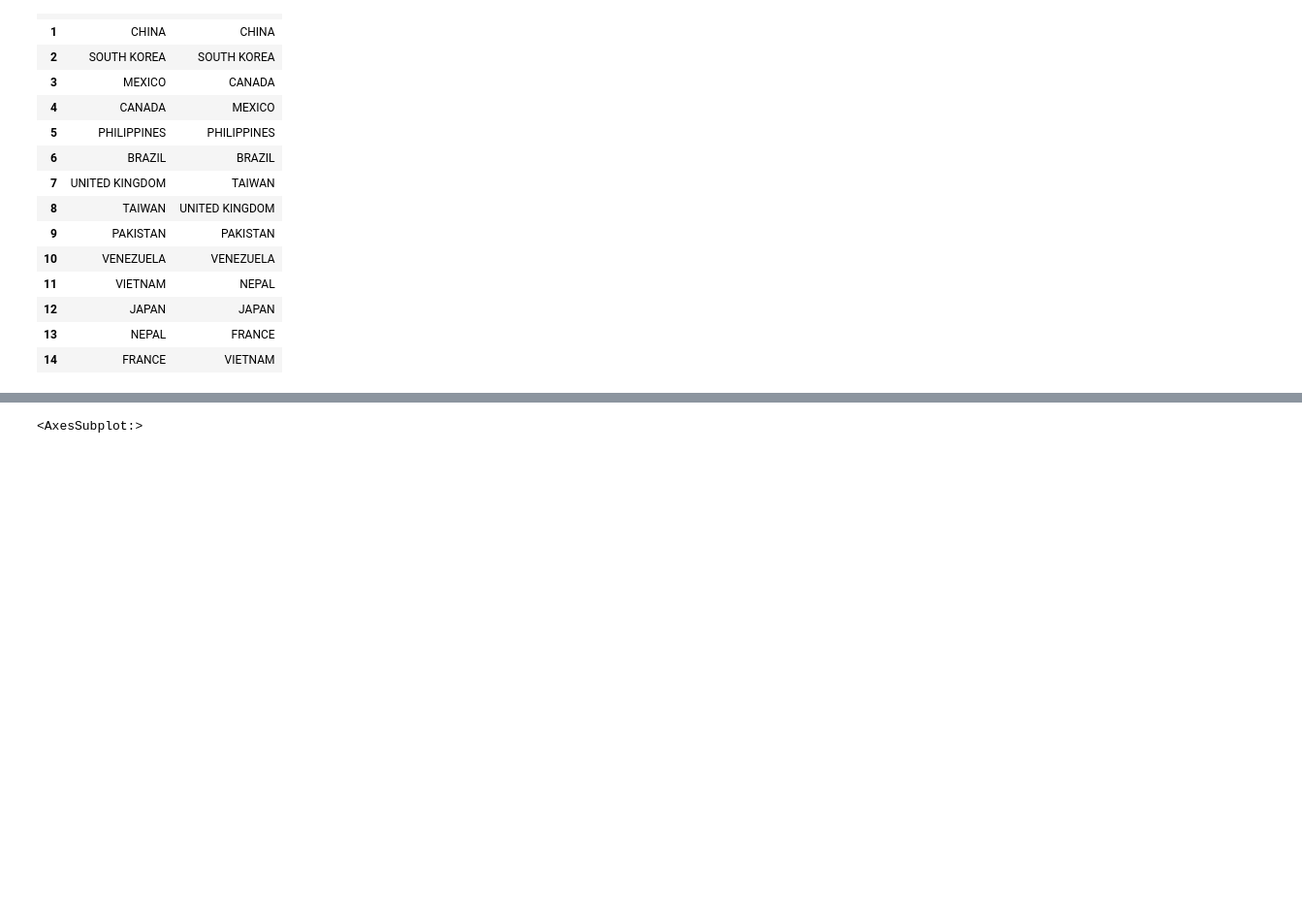
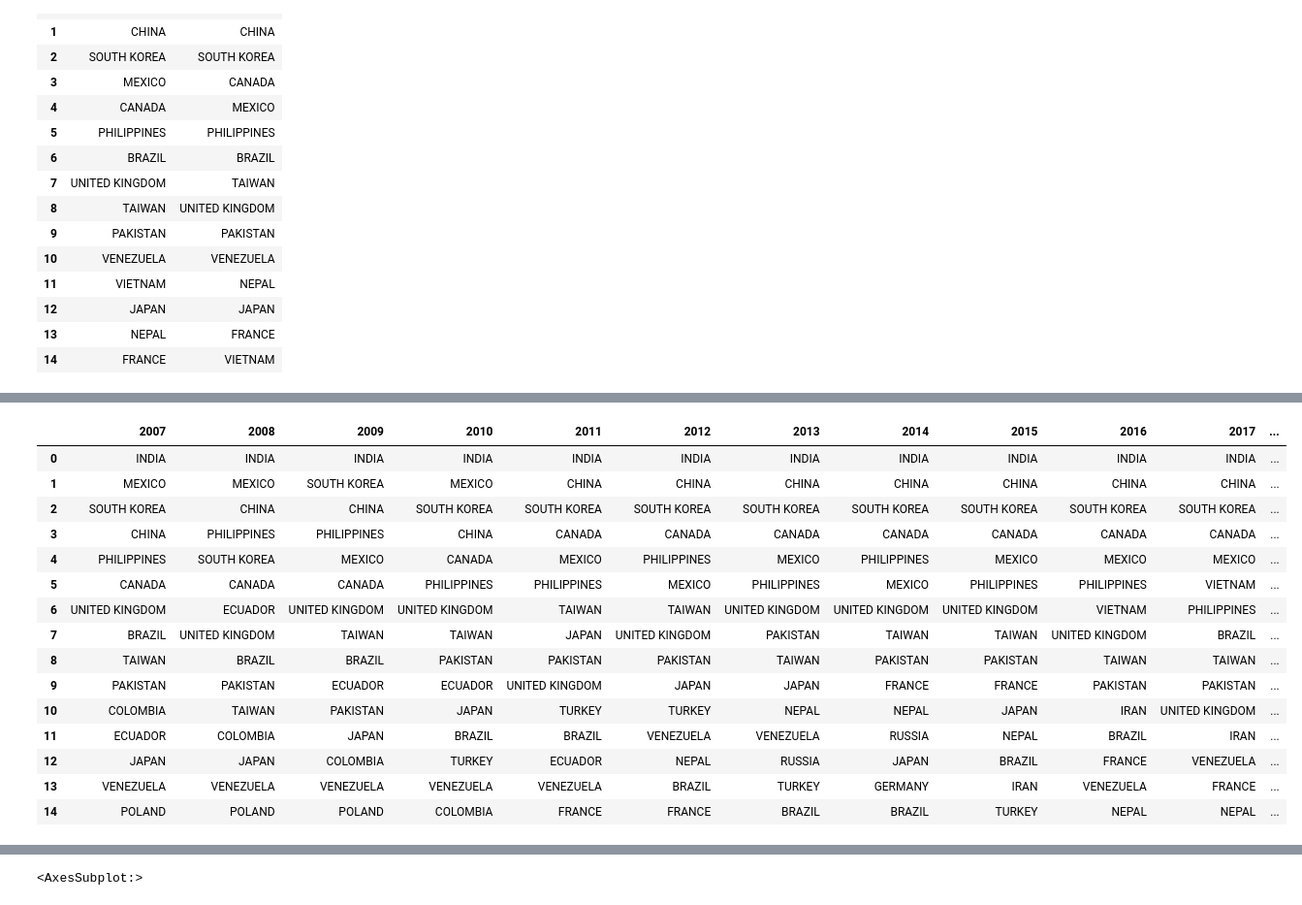
Before and after one commit to tdyk9098/Immigration-Employment-Project, a Jupyter notebook: GC Long Term.ipynb, the cells around one changed output, grey strips where cells are left out. Shown at 97% size. Drawn from its saved outputs; the diff is of its cells as text; code cells hidden in the pictures; blank space fills up the shorter version.

```diff
--- a/GC Long Term.ipynb
+++ b/GC Long Term.ipynb
@@ -2237,0 +2717,28 @@ apacc
+# %%
+# Clean Up the top 15 country table for Applications: Only Name
+def clen (year):
+    return pd.DataFrame(pd.DataFrame(top15c[year].sort_values(ascending = False).dropna()).reset_index().drop(year,axis = 1))
+top15cname = pd.concat([clen(2007),clen(2008),clen(2009),clen(2010),
+             clen(2011),clen(2012),clen(2013),clen(2014),clen(2015),
+             clen(2016),clen(2017),clen(2018),clen(2019),clen(2020),
+             clen(2021)],axis = 1)
+top15cname.columns = [2007,2008,2009,2010,2011,2012,2013,2014,2015,2016,2017,
+                                  2018,2019,2020,2021]
+top15cname
+# %% [output]
+|  | 2007 | 2008 | 2009 | 2010 | 2011 | 2012 | 2013 | 2014 | 2015 | 2016 | 2017 | ... |
+| 0 | INDIA | INDIA | INDIA | INDIA | INDIA | INDIA | INDIA | INDIA | INDIA | INDIA | INDIA | ... |
+| 1 | MEXICO | MEXICO | SOUTH KOREA | MEXICO | CHINA | CHINA | CHINA | CHINA | CHINA | CHINA | CHINA | ... |
+| 2 | SOUTH KOREA | CHINA | CHINA | SOUTH KOREA | SOUTH KOREA | SOUTH KOREA | SOUTH KOREA | SOUTH KOREA | SOUTH KOREA | SOUTH KOREA | SOUTH KOREA | ... |
+| 3 | CHINA | PHILIPPINES | PHILIPPINES | CHINA | CANADA | CANADA | CANADA | CANADA | CANADA | CANADA | CANADA | ... |
+| 4 | PHILIPPINES | SOUTH KOREA | MEXICO | CANADA | MEXICO | PHILIPPINES | MEXICO | PHILIPPINES | MEXICO | MEXICO | MEXICO | ... |
+| 5 | CANADA | CANADA | CANADA | PHILIPPINES | PHILIPPINES | MEXICO | PHILIPPINES | MEXICO | PHILIPPINES | PHILIPPINES | VIETNAM | ... |
+| 6 | UNITED KINGDOM | ECUADOR | UNITED KINGDOM | UNITED KINGDOM | TAIWAN | TAIWAN | UNITED KINGDOM | UNITED KINGDOM | UNITED KINGDOM | VIETNAM | PHILIPPINES | ... |
+| 7 | BRAZIL | UNITED KINGDOM | TAIWAN | TAIWAN | JAPAN | UNITED KINGDOM | PAKISTAN | TAIWAN | TAIWAN | UNITED KINGDOM | BRAZIL | ... |
+| 8 | TAIWAN | BRAZIL | BRAZIL | PAKISTAN | PAKISTAN | PAKISTAN | TAIWAN | PAKISTAN | PAKISTAN | TAIWAN | TAIWAN | ... |
+| 9 | PAKISTAN | PAKISTAN | ECUADOR | ECUADOR | UNITED KINGDOM | JAPAN | JAPAN | FRANCE | FRANCE | PAKISTAN | PAKISTAN | ... |
+| 10 | COLOMBIA | TAIWAN | PAKISTAN | JAPAN | TURKEY | TURKEY | NEPAL | NEPAL | JAPAN | IRAN | UNITED KINGDOM | ... |
+| 11 | ECUADOR | COLOMBIA | JAPAN | BRAZIL | BRAZIL | VENEZUELA | VENEZUELA | RUSSIA | NEPAL | BRAZIL | IRAN | ... |
+| 12 | JAPAN | JAPAN | COLOMBIA | TURKEY | ECUADOR | NEPAL | RUSSIA | JAPAN | BRAZIL | FRANCE | VENEZUELA | ... |
+| 13 | VENEZUELA | VENEZUELA | VENEZUELA | VENEZUELA | VENEZUELA | BRAZIL | TURKEY | GERMANY | IRAN | VENEZUELA | FRANCE | ... |
+| 14 | POLAND | POLAND | POLAND | COLOMBIA | FRANCE | FRANCE | BRAZIL | BRAZIL | TURKEY | NEPAL | NEPAL | ... |
```
Also changed, not shown: parts of 71 cells of this notebook.
